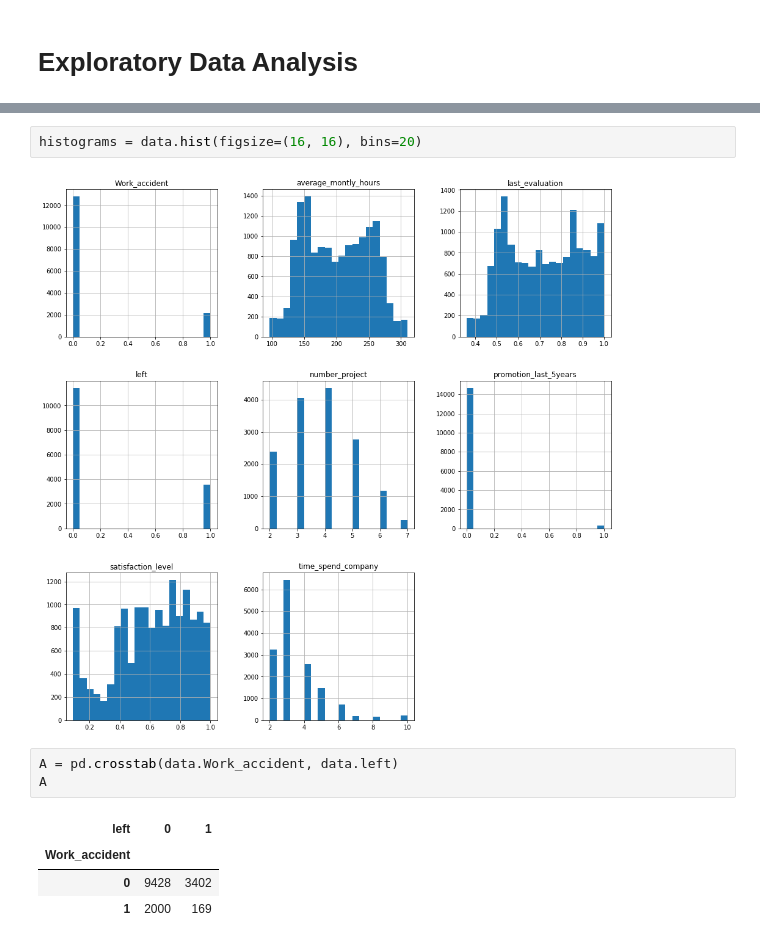
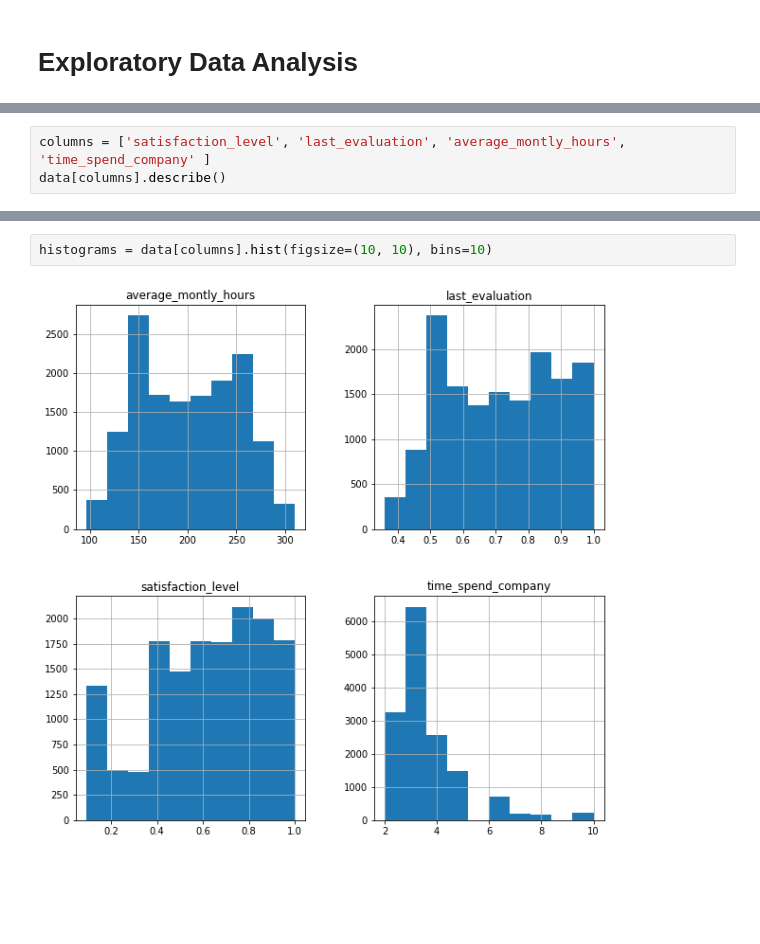
Before and after one commit to pramodnagare/Applied-Learning, a Jupyter notebook: Employee Retention Tool Kit/ToolKit.ipynb, the cells around one changed output, grey strips where cells are left out. Drawn from its saved outputs; the diff is of its cells as text; blank space fills up the shorter version.

```diff
--- a/Employee Retention Tool Kit/ToolKit.ipynb
+++ b/Employee Retention Tool Kit/ToolKit.ipynb
@@ -133,0 +135,3 @@ plt.show()
+# %%
+columns = ['satisfaction_level', 'last_evaluation', 'average_montly_hours', 'time_spend_company' ]
+data[columns].describe()
@@ -134,12 +148,4 @@ plt.show()
 # %%
-histograms = data.hist(figsize=(16, 16), bins=20)
+histograms = data[columns].hist(figsize=(10, 10), bins=10)
 # %% [output]
-[figure, old version]
+[figure, new version]
-# %%
-A = pd.crosstab(data.Work_accident, data.left)
-A
-# %% [output]
-| left | 0 | 1 |
-| Work_accident |  |  |
-| 0 | 9428 | 3402 |
-| 1 | 2000 | 169 |
```
Also changed, not shown: parts of 14 cells of this notebook.
